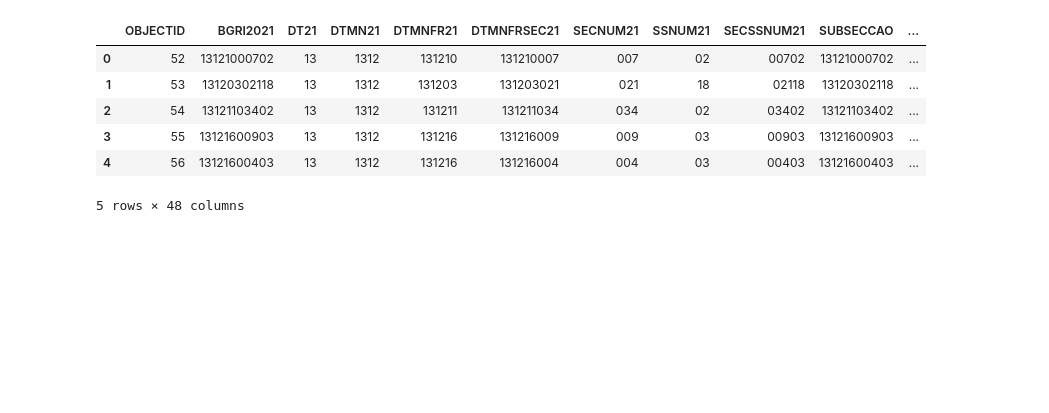
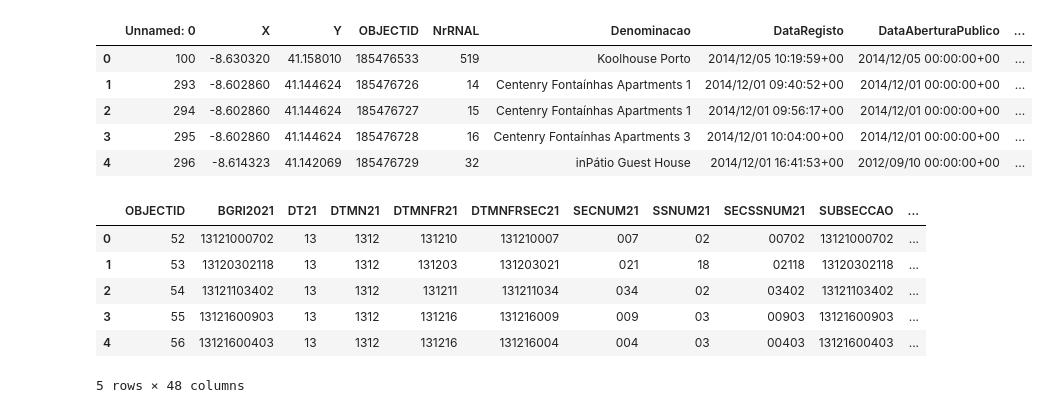
Before and after one commit to drowninginc/desalojamento, a Jupyter notebook: Censos/CensosxRNAL.ipynb, the cells around one changed output. Cells and saved outputs as stored; diff of their text form; code cells hidden in the pictures; blank space fills up the shorter version.

```diff
--- a/Censos/CensosxRNAL.ipynb
+++ b/Censos/CensosxRNAL.ipynb
@@ -1,5 +1,16 @@
 # %%
 import pandas as pd
 import geopandas as gpd
+
+RNAL = pd.read_csv("../python/final/porto.csv")
+RNAL["NrRNAL"] = RNAL["NrRNAL"].astype(str)
+RNAL.head()
+# %% [output]
+|  | Unnamed: 0 | X | Y | OBJECTID | NrRNAL | Denominacao | DataRegisto | DataAberturaPublico | ... |
+| 0 | 100 | -8.630320 | 41.158010 | 185476533 | 519 | Koolhouse Porto | 2014/12/05 10:19:59+00 | 2014/12/05 00:00:00+00 | ... |
+| 1 | 293 | -8.602860 | 41.144624 | 185476726 | 14 | Centenry Fontaínhas Apartments 1 | 2014/12/01 09:40:52+00 | 2014/12/01 00:00:00+00 | ... |
+| 2 | 294 | -8.602860 | 41.144624 | 185476727 | 15 | Centenry Fontaínhas Apartments 1 | 2014/12/01 09:56:17+00 | 2014/12/01 00:00:00+00 | ... |
+| 3 | 295 | -8.602860 | 41.144624 | 185476728 | 16 | Centenry Fontaínhas Apartments 3 | 2014/12/01 10:04:00+00 | 2014/12/01 00:00:00+00 | ... |
+| 4 | 296 | -8.614323 | 41.142069 | 185476729 | 32 | inPátio Guest House | 2014/12/01 16:41:53+00 | 2012/09/10 00:00:00+00 | ... |
 # %%
 input_file = "BGRI/BGRI.gpkg"
```
Also changed, not shown: parts of 7 cells of this notebook, 5 other files.
